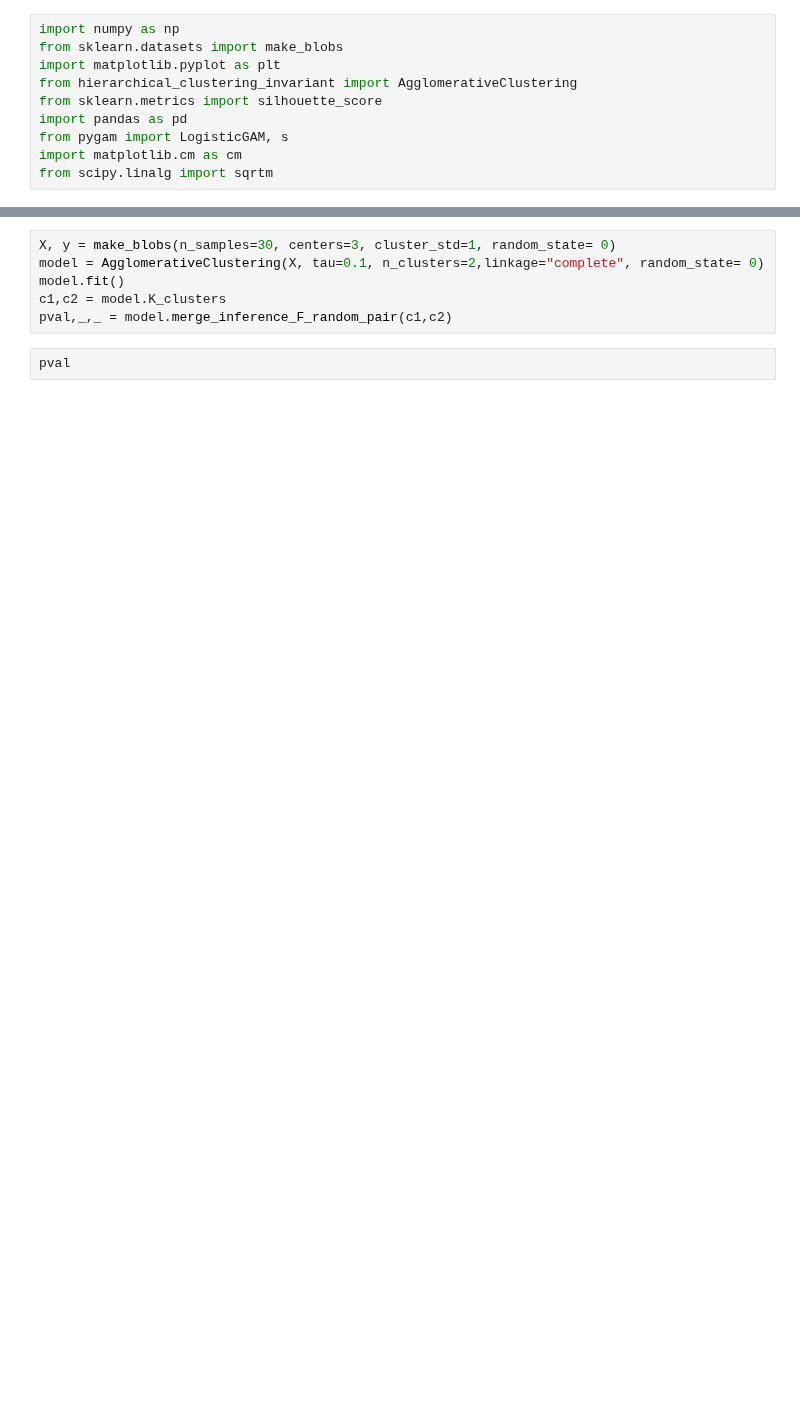
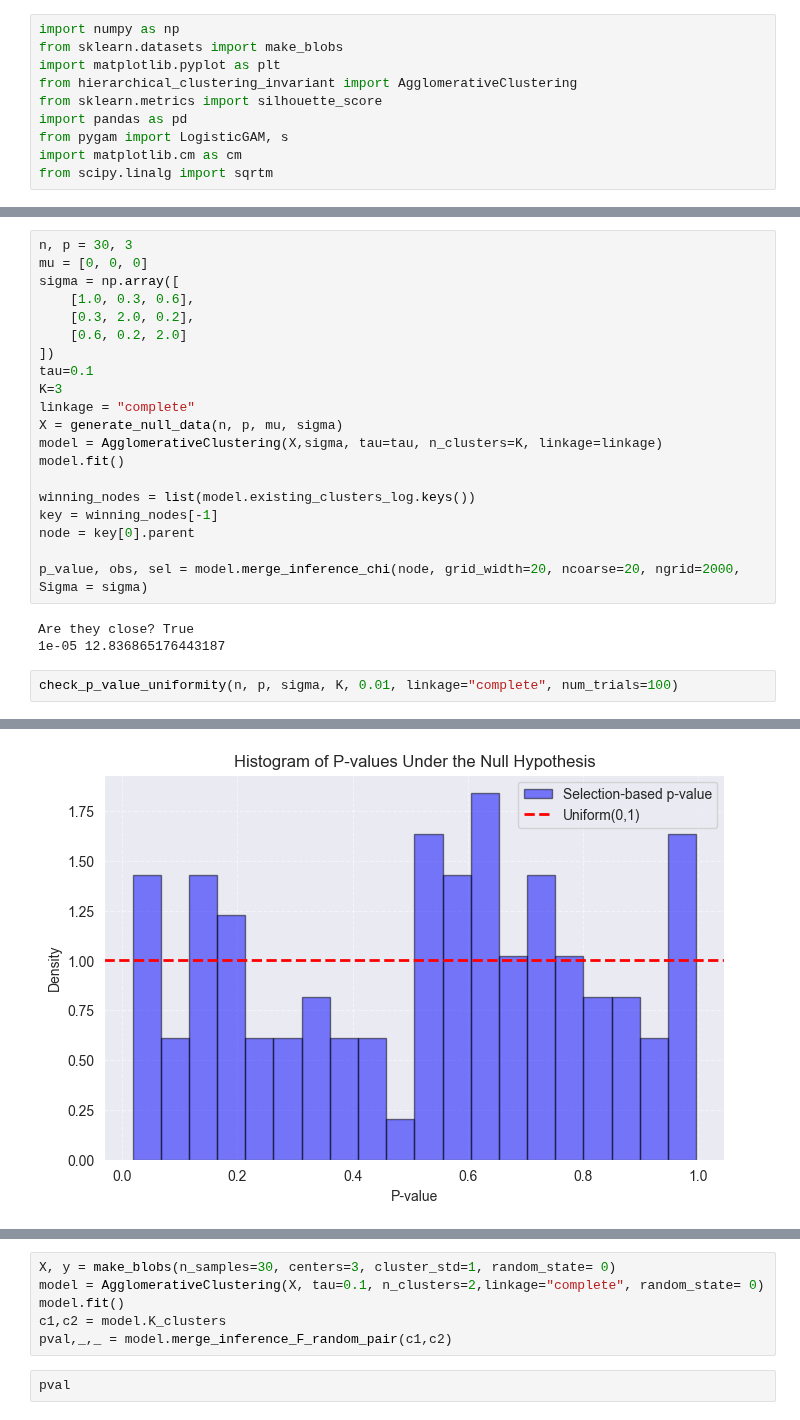
Before and after one commit to judywu4800/SI_HierarchicalClustering, a Jupyter notebook: analysis/Hierarchical_Clustering_testing.ipynb, the cells around one changed output, grey strips where cells are left out. Saved outputs shown, nothing was run; the diff lists cells and outputs as text; blank space fills up the shorter version.

```diff
--- a/analysis/Hierarchical_Clustering_testing.ipynb
+++ b/analysis/Hierarchical_Clustering_testing.ipynb
@@ -10,0 +154,26 @@ from scipy.linalg import sqrtm
+# %%
+n, p = 30, 3
+mu = [0, 0, 0]
+sigma = np.array([
+    [1.0, 0.3, 0.6],
+    [0.3, 2.0, 0.2],
+    [0.6, 0.2, 2.0]
+])
+tau=0.1
+K=3
+linkage = "complete"
+X = generate_null_data(n, p, mu, sigma)
+model = AgglomerativeClustering(X,sigma, tau=tau, n_clusters=K, linkage=linkage)
+model.fit()
+
+winning_nodes = list(model.existing_clusters_log.keys())
+key = winning_nodes[-1]
+node = key[0].parent
+
+p_value, obs, sel = model.merge_inference_chi(node, grid_width=20, ncoarse=20, ngrid=2000, Sigma = sigma)
+# %% [output]
+Are they close? True
+1e-05 12.836865176443187
+# %%
+check_p_value_uniformity(n, p, sigma, K, 0.01, linkage="complete", num_trials=100)
+# %% [output]
@@ -10,0 +197 @@ from scipy.linalg import sqrtm
+[figure, new version]
```
Also changed, not shown: parts of 33 cells of this notebook, 9 other files.
